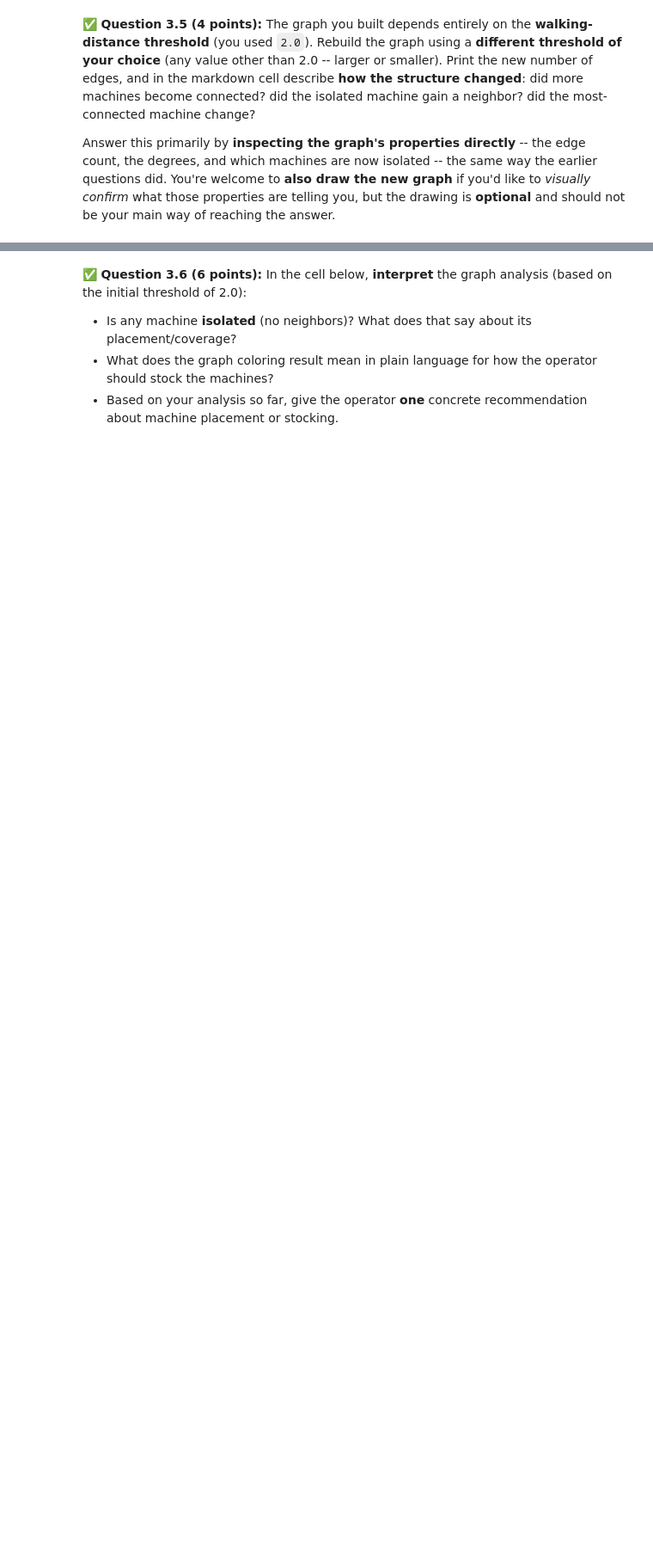
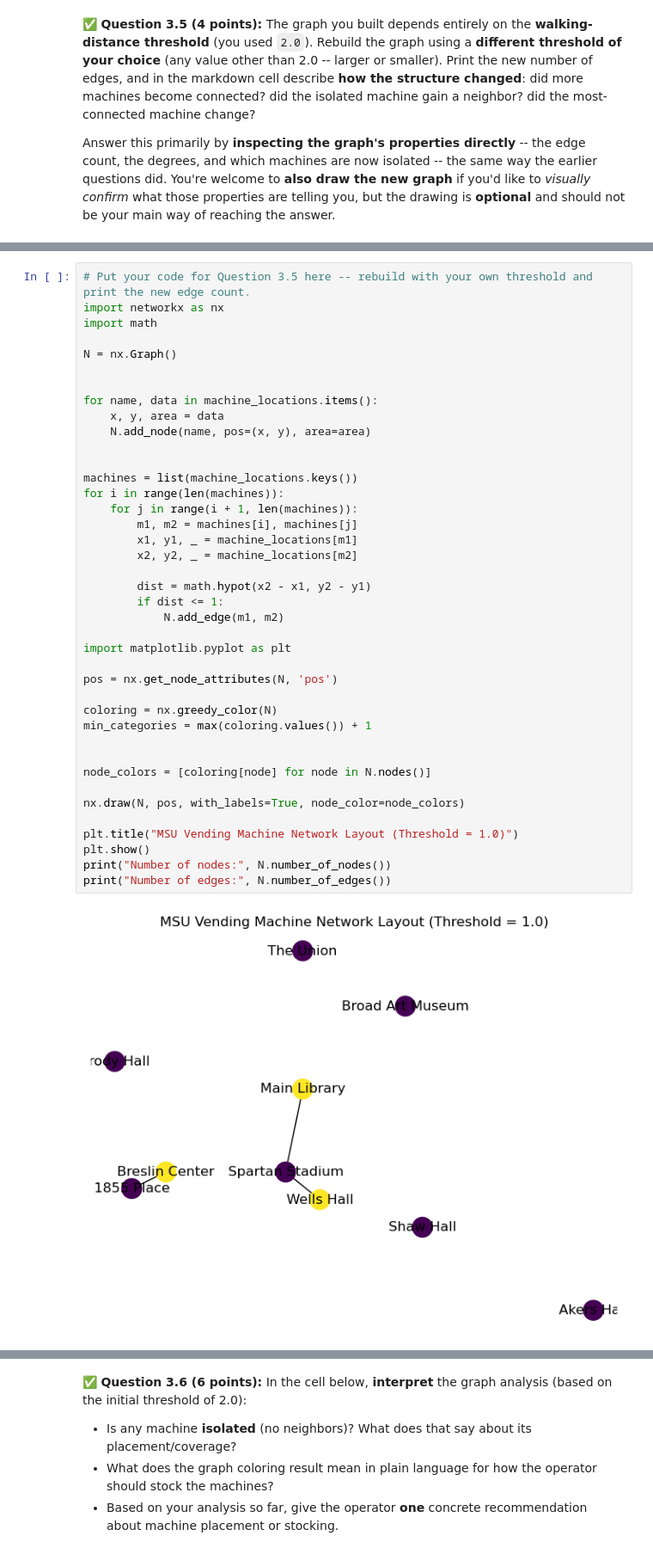
Before and after one commit to ChrSch6767/CMSE202-f26-turnin, a Jupyter notebook: hw-02/HW02-ABMandGraphTheory-STUDENT.ipynb, the cells around one changed output, grey strips where cells are left out. Shown at 86% size. Saved outputs shown, nothing was run; the diff lists cells and outputs as text; blank space fills up the shorter version.

```diff
--- a/hw-02/HW02-ABMandGraphTheory-STUDENT.ipynb
+++ b/hw-02/HW02-ABMandGraphTheory-STUDENT.ipynb
@@ -667,0 +724,42 @@ Answer this primarily by **inspecting the graph's properties directly** -- the e
+# %%
+# Put your code for Question 3.5 here -- rebuild with your own threshold and print the new edge count.
+import networkx as nx
+import math
+
+N = nx.Graph()
+
+
+for name, data in machine_locations.items():
+    x, y, area = data
+    N.add_node(name, pos=(x, y), area=area)
+
+
+machines = list(machine_locations.keys())
+for i in range(len(machines)):
+    for j in range(i + 1, len(machines)):
+        m1, m2 = machines[i], machines[j]
+        x1, y1, _ = machine_locations[m1]
+        x2, y2, _ = machine_locations[m2]
+
+        dist = math.hypot(x2 - x1, y2 - y1)
+        if dist <= 1:
+            N.add_edge(m1, m2)
+
+import matplotlib.pyplot as plt
+
+pos = nx.get_node_attributes(N, 'pos')
+
+coloring = nx.greedy_color(N)
+min_categories = max(coloring.values()) + 1
+
+
+node_colors = [coloring[node] for node in N.nodes()]
+
+nx.draw(N, pos, with_labels=True, node_color=node_colors)
+
+plt.title("MSU Vending Machine Network Layout (Threshold = 1.0)")
+plt.show()
+print("Number of nodes:", N.number_of_nodes())
+print("Number of edges:", N.number_of_edges())
+# %% [output]
+[figure, added]
```
Also changed, not shown: parts of 19 cells of this notebook.
